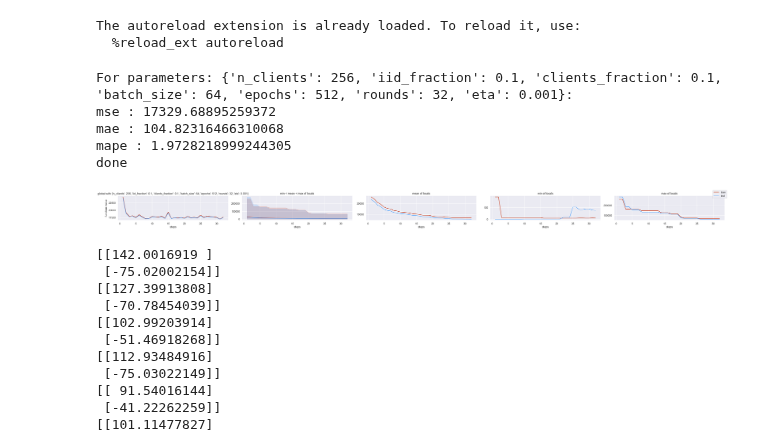
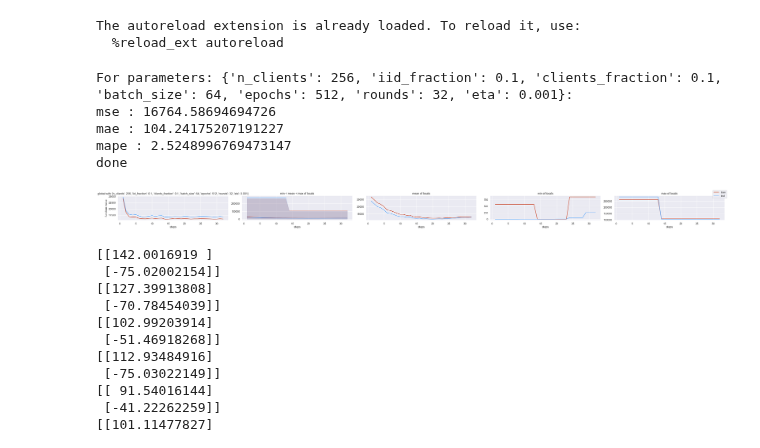
Before and after one commit to locllos/felere, a Jupyter notebook: source/playground.ipynb, the cells around one changed output. Saved outputs shown, nothing was run; the diff lists cells and outputs as text; code cells hidden in the pictures.

```diff
--- a/source/playground.ipynb
+++ b/source/playground.ipynb
@@ -113,38 +110,38 @@ parameters = {
   "rounds": [32],
   "eta": [1e-3], # , 1e-2
 }
 metrics = {
   "mse" : mean_squared_error,
   "mae" : mean_absolute_error,
   "mape" : mean_absolute_percentage_error
 }
 
 pipeline = Pipeline(
   function=function,
-  optimizer=FederatedAveraging,
+  optimizer=Scaffold,
   metrics=metrics,
   parameters=parameters,
   distributor=distributor,
   X=X,
   y=y,
   executor=threadpool
 )
 
 best, best_params = pipeline.run(
   choose_best_by="mae",
   show_history=True,
   scaled=False,
   reducers=[mean(), min(), max()]
 )
 
 print("done")
 # %% [output]
 For parameters: {'n_clients': 256, 'iid_fraction': 0.1, 'clients_fraction': 0.1, 'batch_size': 64, 'epochs': 512, 'rounds': 32, 'eta': 0.001}:
-mse : 17329.68895259372
-mae : 104.82316466310068
-mape : 1.9728218999244305
+mse : 16764.58694694726
+mae : 104.24175207191227
+mape : 2.5248996769473147
 done
-[figure, old version]
+[figure, new version]
 # %%
 [print(client.function.weights()) for client in best.clients]
 best.server.function.weights()
```
Also changed, not shown: parts of 1 cell of this notebook, 5 other files.
